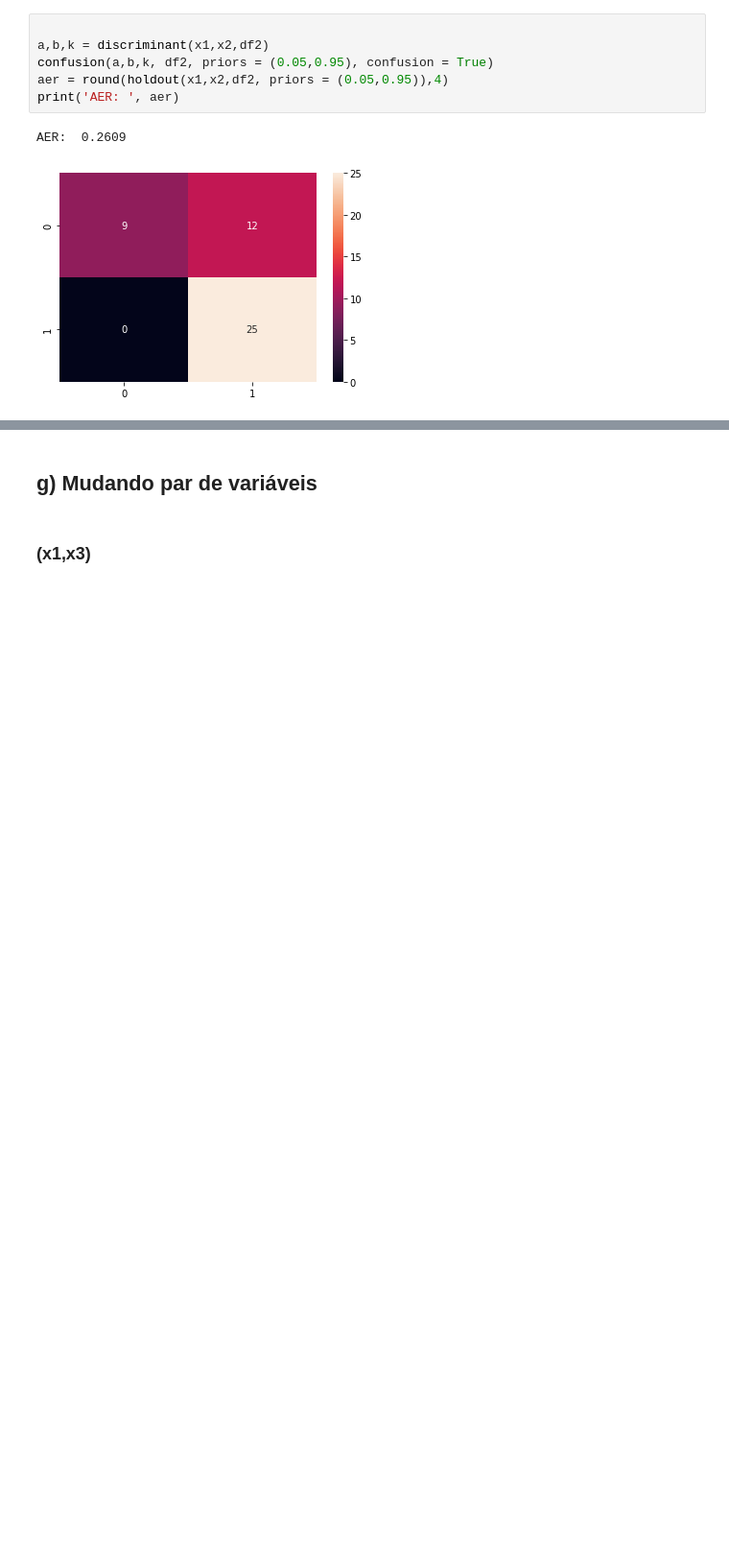
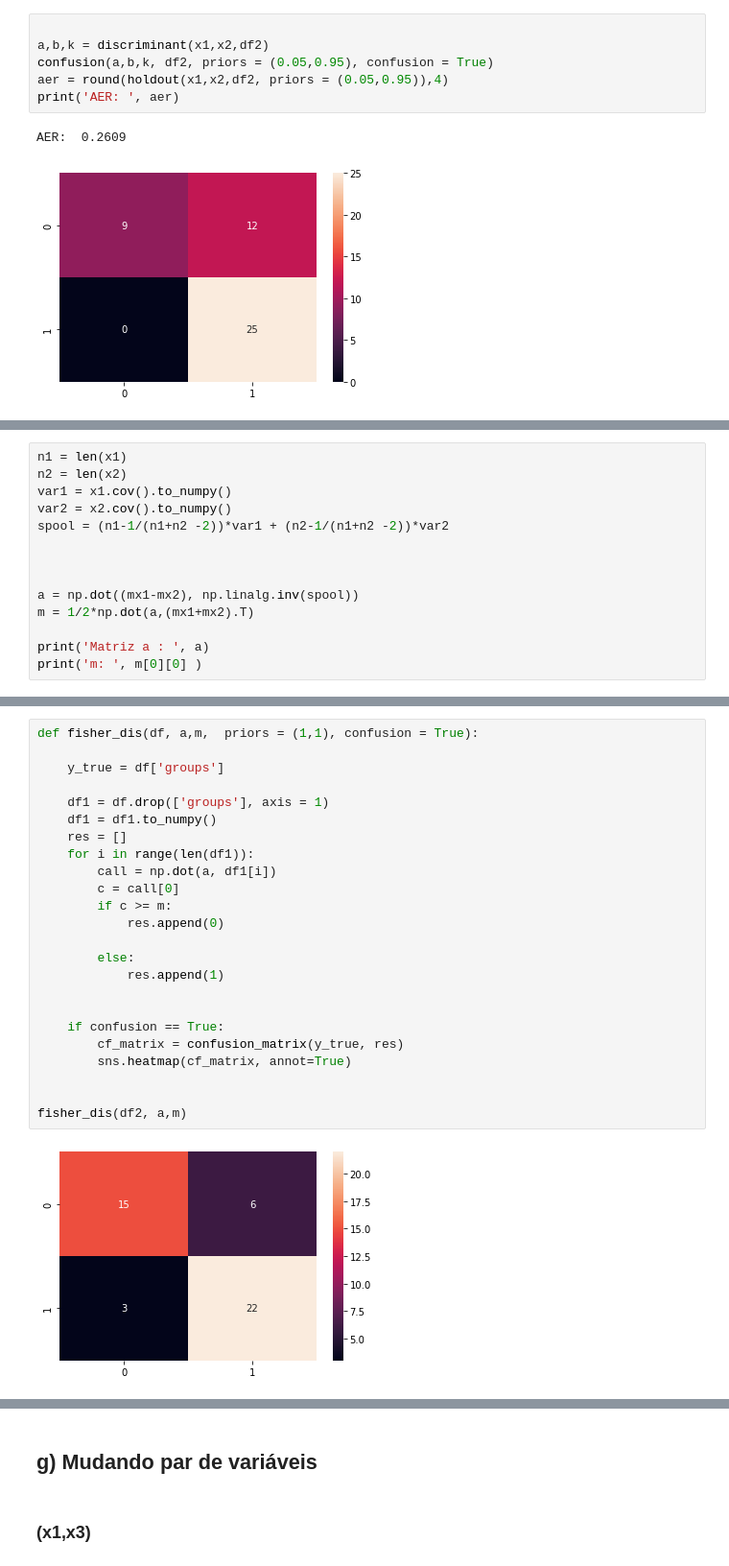
Before and after one commit to derSchmetterling/multivariate_analysis, a Jupyter notebook: AM_trabalho_4/trab_4.ipynb, the cells around one changed output, grey strips where cells are left out. Shown at 96% size. Drawn from its saved outputs; the diff is of its cells as text; blank space fills up the shorter version.

```diff
--- a/AM_trabalho_4/trab_4.ipynb
+++ b/AM_trabalho_4/trab_4.ipynb
@@ -683,0 +686,14 @@ $$
+# %%
+n1 = len(x1)
+n2 = len(x2)
+var1 = x1.cov().to_numpy()
+var2 = x2.cov().to_numpy()
+spool = (n1-1/(n1+n2 -2))*var1 + (n2-1/(n1+n2 -2))*var2
+
+
+
+a = np.dot((mx1-mx2), np.linalg.inv(spool))
+m = 1/2*np.dot(a,(mx1+mx2).T)
+
+print('Matriz a : ', a)
+print('m: ', m[0][0] )
@@ -683,0 +714,26 @@ $$
+# %%
+def fisher_dis(df, a,m,  priors = (1,1), confusion = True):
+
+    y_true = df['groups']
+
+    df1 = df.drop(['groups'], axis = 1)
+    df1 = df1.to_numpy()
+    res = []
+    for i in range(len(df1)):
+        call = np.dot(a, df1[i])
+        c = call[0]
+        if c >= m:
+            res.append(0)
+
+        else:
+            res.append(1)
+
+
+    if confusion == True:
+        cf_matrix = confusion_matrix(y_true, res)
+        sns.heatmap(cf_matrix, annot=True)
+
+
+fisher_dis(df2, a,m)
+# %% [output]
+[figure, added]
```
Also changed, not shown: parts of 11 cells of this notebook, 1 other file.
